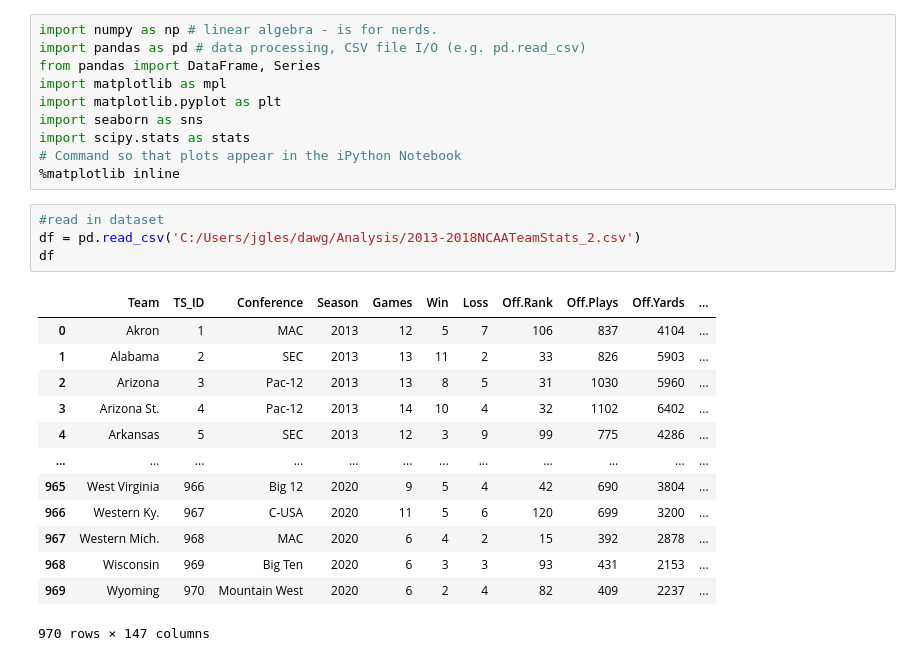
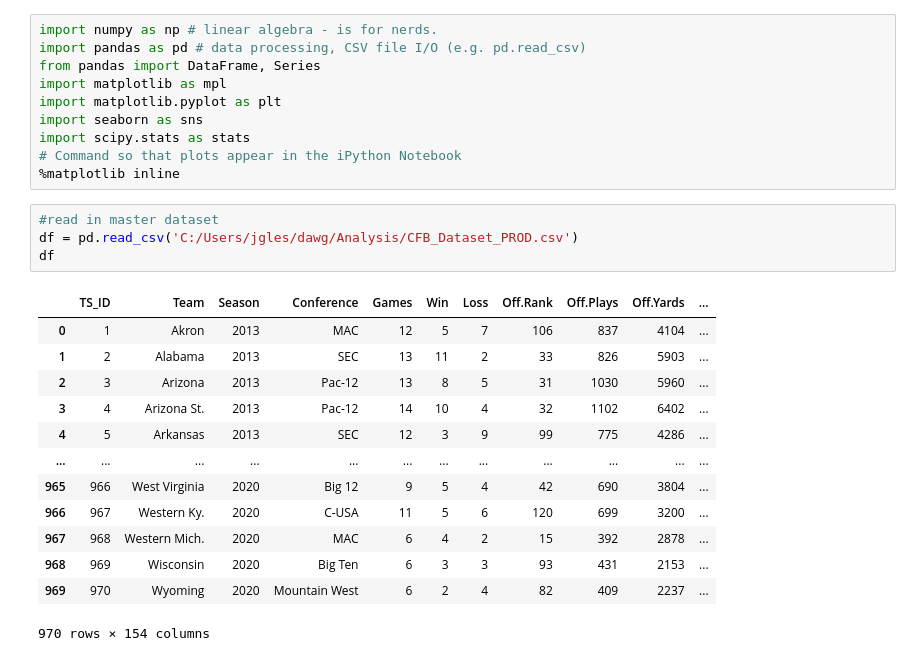
Before and after one commit to JGlessner757/dawg, a Jupyter notebook: Analysis/2020-most important-stat.ipynb, the cells around one changed output. Cells and saved outputs as stored; diff of their text form.

```diff
--- a/Analysis/2020-most important-stat.ipynb
+++ b/Analysis/2020-most important-stat.ipynb
@@ -9,23 +9,23 @@ import scipy.stats as stats
 # Command so that plots appear in the iPython Notebook
 %matplotlib inline
 # %%
-#read in dataset
-df = pd.read_csv('C:/Users/jgles/dawg/Analysis/2013-2018NCAATeamStats_2.csv')
+#read in master dataset
+df = pd.read_csv('C:/Users/jgles/dawg/Analysis/CFB_Dataset_PROD.csv')
 df
 # %% [output]
-|  | Team | TS_ID | Conference | Season | Games | Win | Loss | Off.Rank | Off.Plays | Off.Yards | ... |
-| 0 | Akron | 1 | MAC | 2013 | 12 | 5 | 7 | 106 | 837 | 4104 | ... |
-| 1 | Alabama | 2 | SEC | 2013 | 13 | 11 | 2 | 33 | 826 | 5903 | ... |
-| 2 | Arizona | 3 | Pac-12 | 2013 | 13 | 8 | 5 | 31 | 1030 | 5960 | ... |
-| 3 | Arizona St. | 4 | Pac-12 | 2013 | 14 | 10 | 4 | 32 | 1102 | 6402 | ... |
-| 4 | Arkansas | 5 | SEC | 2013 | 12 | 3 | 9 | 99 | 775 | 4286 | ... |
+|  | TS_ID | Team | Season | Conference | Games | Win | Loss | Off.Rank | Off.Plays | Off.Yards | ... |
+| 0 | 1 | Akron | 2013 | MAC | 12 | 5 | 7 | 106 | 837 | 4104 | ... |
+| 1 | 2 | Alabama | 2013 | SEC | 13 | 11 | 2 | 33 | 826 | 5903 | ... |
+| 2 | 3 | Arizona | 2013 | Pac-12 | 13 | 8 | 5 | 31 | 1030 | 5960 | ... |
+| 3 | 4 | Arizona St. | 2013 | Pac-12 | 14 | 10 | 4 | 32 | 1102 | 6402 | ... |
+| 4 | 5 | Arkansas | 2013 | SEC | 12 | 3 | 9 | 99 | 775 | 4286 | ... |
 | ... | ... | ... | ... | ... | ... | ... | ... | ... | ... | ... | ... |
-| 965 | West Virginia | 966 | Big 12 | 2020 | 9 | 5 | 4 | 42 | 690 | 3804 | ... |
-| 966 | Western Ky. | 967 | C-USA | 2020 | 11 | 5 | 6 | 120 | 699 | 3200 | ... |
-| 967 | Western Mich. | 968 | MAC | 2020 | 6 | 4 | 2 | 15 | 392 | 2878 | ... |
-| 968 | Wisconsin | 969 | Big Ten | 2020 | 6 | 3 | 3 | 93 | 431 | 2153 | ... |
-| 969 | Wyoming | 970 | Mountain West | 2020 | 6 | 2 | 4 | 82 | 409 | 2237 | ... |
+| 965 | 966 | West Virginia | 2020 | Big 12 | 9 | 5 | 4 | 42 | 690 | 3804 | ... |
+| 966 | 967 | Western Ky. | 2020 | C-USA | 11 | 5 | 6 | 120 | 699 | 3200 | ... |
+| 967 | 968 | Western Mich. | 2020 | MAC | 6 | 4 | 2 | 15 | 392 | 2878 | ... |
+| 968 | 969 | Wisconsin | 2020 | Big Ten | 6 | 3 | 3 | 93 | 431 | 2153 | ... |
+| 969 | 970 | Wyoming | 2020 | Mountain West | 6 | 2 | 4 | 82 | 409 | 2237 | ... |
-970 rows × 147 columns
+970 rows × 154 columns
 # %%
 # There are some extra columns that we drop here.
 
```
Also changed, not shown: parts of 18 cells of this notebook, 3 other files.
